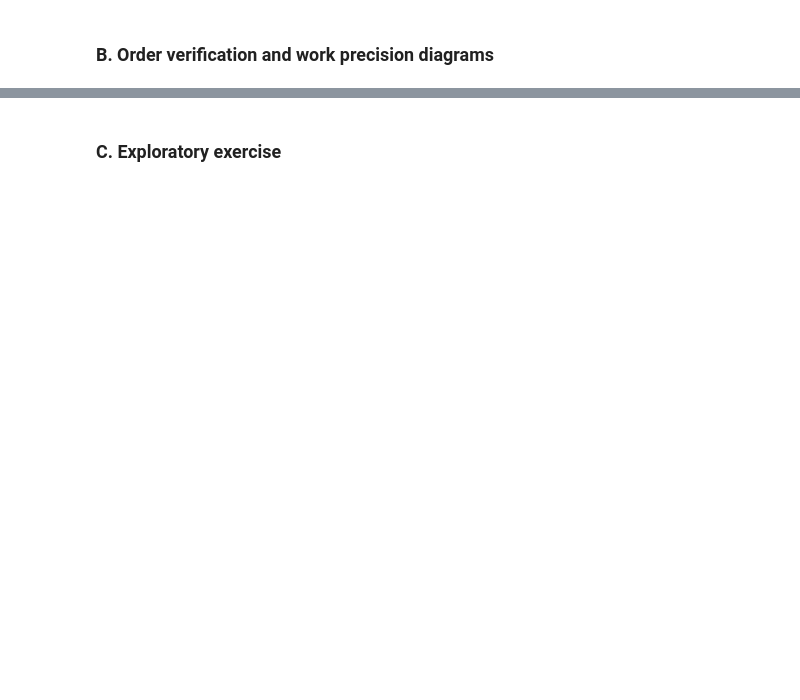
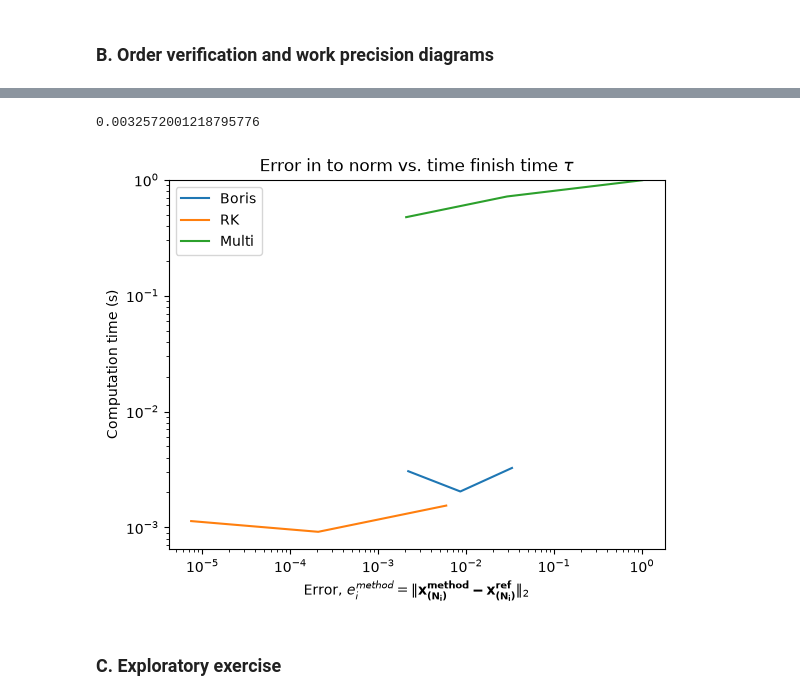
Before and after one commit to einaraarnaes/Project_2_TMA4215, a Jupyter notebook: report.ipynb, the cells around one changed output, grey strips where cells are left out. Saved outputs shown, nothing was run; the diff lists cells and outputs as text; code cells hidden in the pictures; blank space fills up the shorter version.

```diff
--- a/report.ipynb
+++ b/report.ipynb
@@ -570,14 +575,18 @@ plt.show()
 # %%
 #Work precition diagram
-
+print(pi_i_Boris_2D[0])
 plt.figure()
+plt.title(r"Error in to norm vs. time finish time $\tau$")
 plt.loglog(e_i_Boris_2D,pi_i_Boris_2D, label = "Boris")
 plt.loglog(e_i_RK_2D,pi_i_RK_2D, label = "RK")
 plt.loglog(e_i_multi_2D,pi_i_multi_2D, label = "Multi")
-plt.ylim(None,5)
+plt.ylim(None,1)
 plt.xlabel(r"Error, $e_i^{method} = \|\mathbf{x_{(N_i)}^{method}-x_{(N_i)}^{ref}}\|_2$")
 plt.ylabel("Computation time (s)")
 plt.legend()
 plt.show()
+# %% [output]
+0.0032572001218795776
+[figure, added]
 # %% [markdown]
 ### C. Exploratory exercise
```
Also changed, not shown: parts of 8 cells of this notebook.
